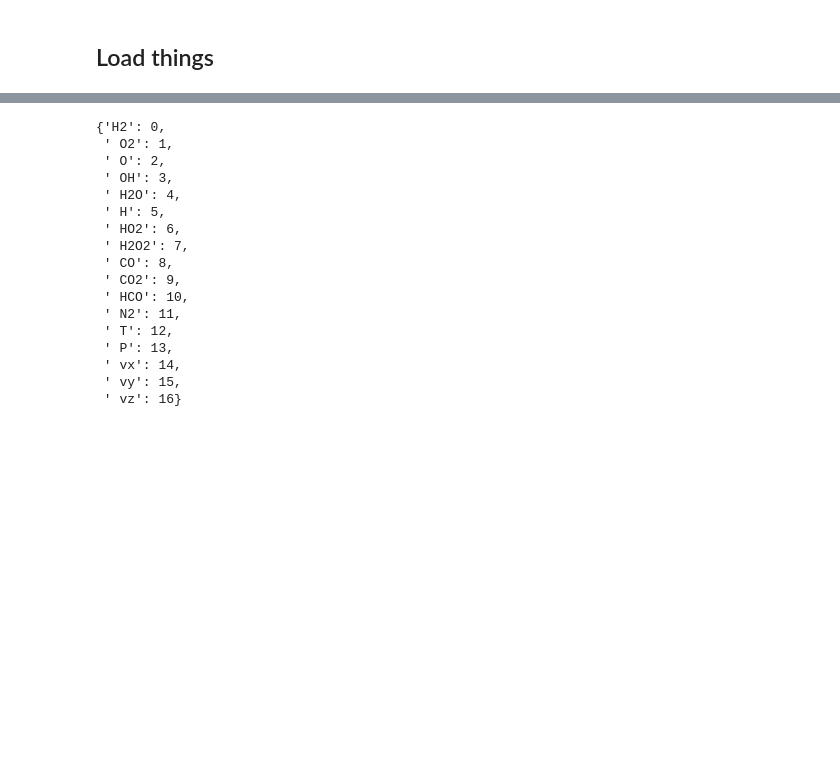
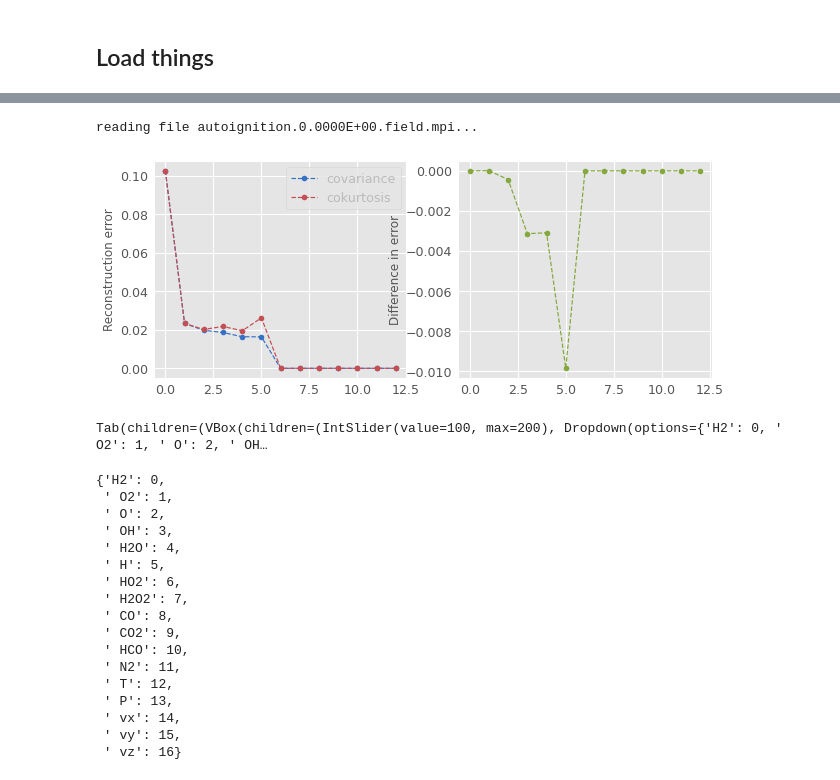
Before and after one commit to kulkarnisp/dim-red, a Jupyter notebook: examples/combust_data.ipynb, the cells around one changed output, grey strips where cells are left out. Drawn from its saved outputs; the diff is of its cells as text; code cells hidden in the pictures; blank space fills up the shorter version.

```diff
--- a/examples/combust_data.ipynb
+++ b/examples/combust_data.ipynb
@@ -45,3 +40,16 @@ Tab(children=(VBox(children=(IntSlider(value=115, max=200), Dropdown(index=7, op
+# %%
+tn = Elbow()
+tn.MyScalar = MinMaxScalar()
+
+tn.mf_build(10);
+maxbar = Knob(tn)
+# %% [output]
+reading file autoignition.0.0000E+00.field.mpi...
+[figure, added]
+# %%
+maxbar
+# %% [output]
+Tab(children=(VBox(children=(IntSlider(value=100, max=200), Dropdown(options={'H2': 0, ' O2': 1, ' O': 2, ' OH…
 # %%
 rn.loader.varid
 # %% [output]
```
Also changed, not shown: parts of 11 cells of this notebook, 43 other files.
